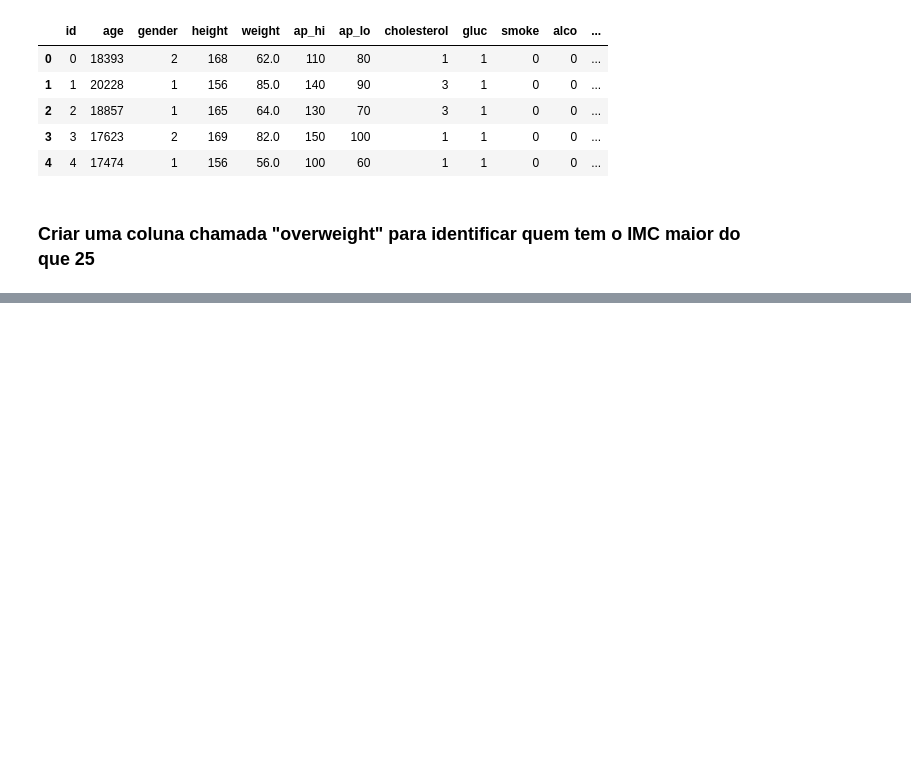
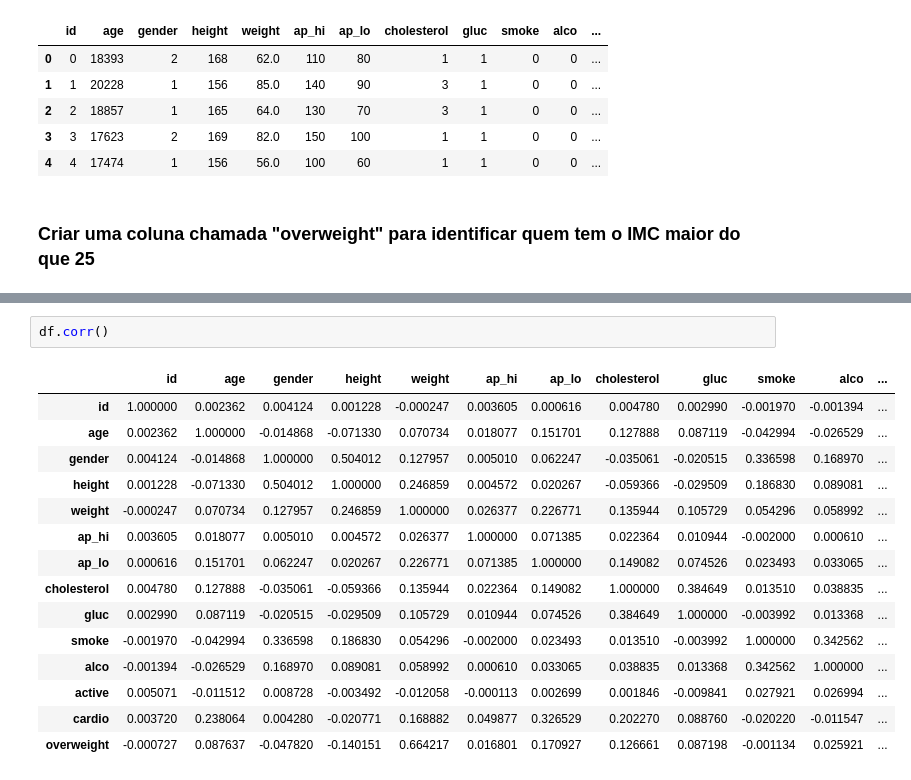
Before and after one commit to domingosp/data-analysis-python, a Jupyter notebook: Medical Data Visualization/code.ipynb, the cells around one changed output, grey strips where cells are left out. Saved outputs shown, nothing was run; the diff lists cells and outputs as text; blank space fills up the shorter version.

```diff
--- a/Medical Data Visualization/code.ipynb
+++ b/Medical Data Visualization/code.ipynb
@@ -57,0 +92,18 @@ df.head()
+# %%
+df.corr()
+# %% [output]
+|  | id | age | gender | height | weight | ap_hi | ap_lo | cholesterol | gluc | smoke | alco | ... |
+| id | 1.000000 | 0.002362 | 0.004124 | 0.001228 | -0.000247 | 0.003605 | 0.000616 | 0.004780 | 0.002990 | -0.001970 | -0.001394 | ... |
+| age | 0.002362 | 1.000000 | -0.014868 | -0.071330 | 0.070734 | 0.018077 | 0.151701 | 0.127888 | 0.087119 | -0.042994 | -0.026529 | ... |
+| gender | 0.004124 | -0.014868 | 1.000000 | 0.504012 | 0.127957 | 0.005010 | 0.062247 | -0.035061 | -0.020515 | 0.336598 | 0.168970 | ... |
+| height | 0.001228 | -0.071330 | 0.504012 | 1.000000 | 0.246859 | 0.004572 | 0.020267 | -0.059366 | -0.029509 | 0.186830 | 0.089081 | ... |
+| weight | -0.000247 | 0.070734 | 0.127957 | 0.246859 | 1.000000 | 0.026377 | 0.226771 | 0.135944 | 0.105729 | 0.054296 | 0.058992 | ... |
+| ap_hi | 0.003605 | 0.018077 | 0.005010 | 0.004572 | 0.026377 | 1.000000 | 0.071385 | 0.022364 | 0.010944 | -0.002000 | 0.000610 | ... |
+| ap_lo | 0.000616 | 0.151701 | 0.062247 | 0.020267 | 0.226771 | 0.071385 | 1.000000 | 0.149082 | 0.074526 | 0.023493 | 0.033065 | ... |
+| cholesterol | 0.004780 | 0.127888 | -0.035061 | -0.059366 | 0.135944 | 0.022364 | 0.149082 | 1.000000 | 0.384649 | 0.013510 | 0.038835 | ... |
+| gluc | 0.002990 | 0.087119 | -0.020515 | -0.029509 | 0.105729 | 0.010944 | 0.074526 | 0.384649 | 1.000000 | -0.003992 | 0.013368 | ... |
+| smoke | -0.001970 | -0.042994 | 0.336598 | 0.186830 | 0.054296 | -0.002000 | 0.023493 | 0.013510 | -0.003992 | 1.000000 | 0.342562 | ... |
+| alco | -0.001394 | -0.026529 | 0.168970 | 0.089081 | 0.058992 | 0.000610 | 0.033065 | 0.038835 | 0.013368 | 0.342562 | 1.000000 | ... |
+| active | 0.005071 | -0.011512 | 0.008728 | -0.003492 | -0.012058 | -0.000113 | 0.002699 | 0.001846 | -0.009841 | 0.027921 | 0.026994 | ... |
+| cardio | 0.003720 | 0.238064 | 0.004280 | -0.020771 | 0.168882 | 0.049877 | 0.326529 | 0.202270 | 0.088760 | -0.020220 | -0.011547 | ... |
+| overweight | -0.000727 | 0.087637 | -0.047820 | -0.140151 | 0.664217 | 0.016801 | 0.170927 | 0.126661 | 0.087198 | -0.001134 | 0.025921 | ... |
```
Also changed, not shown: parts of 10 cells of this notebook.
